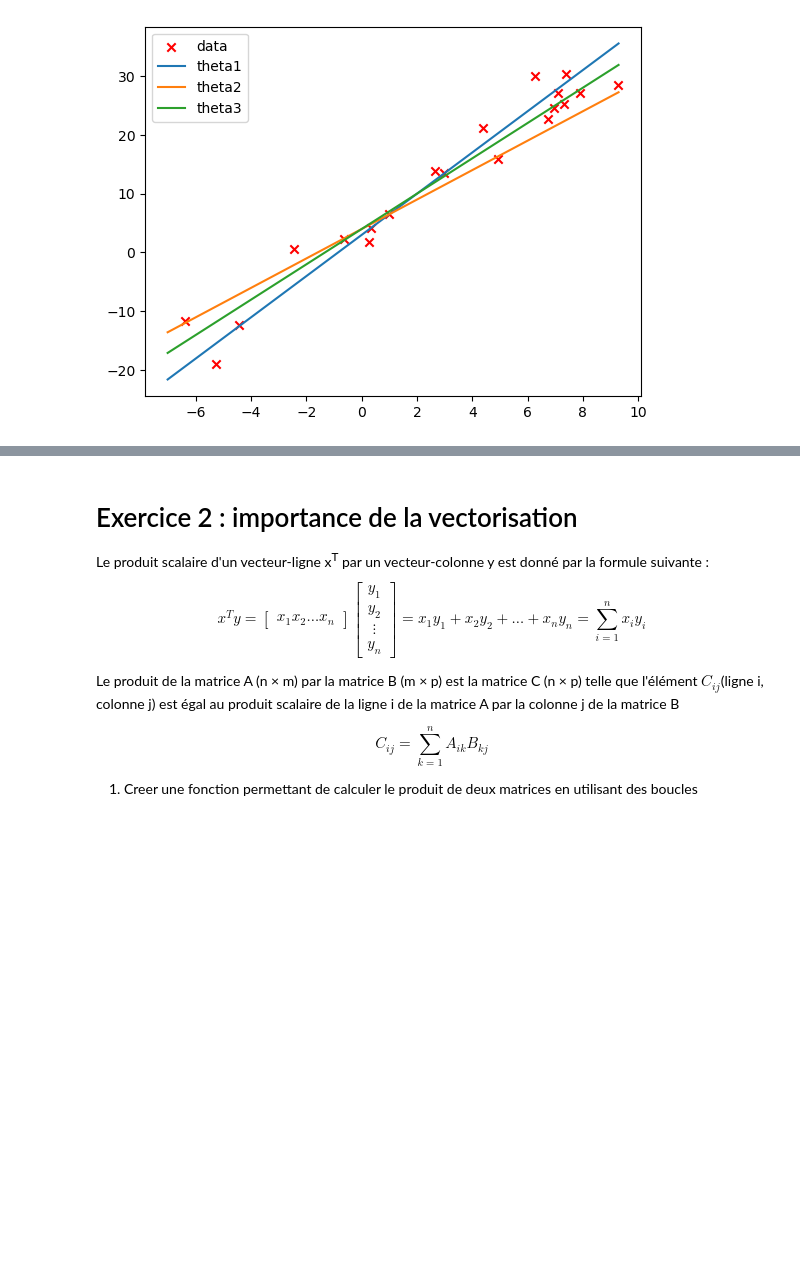
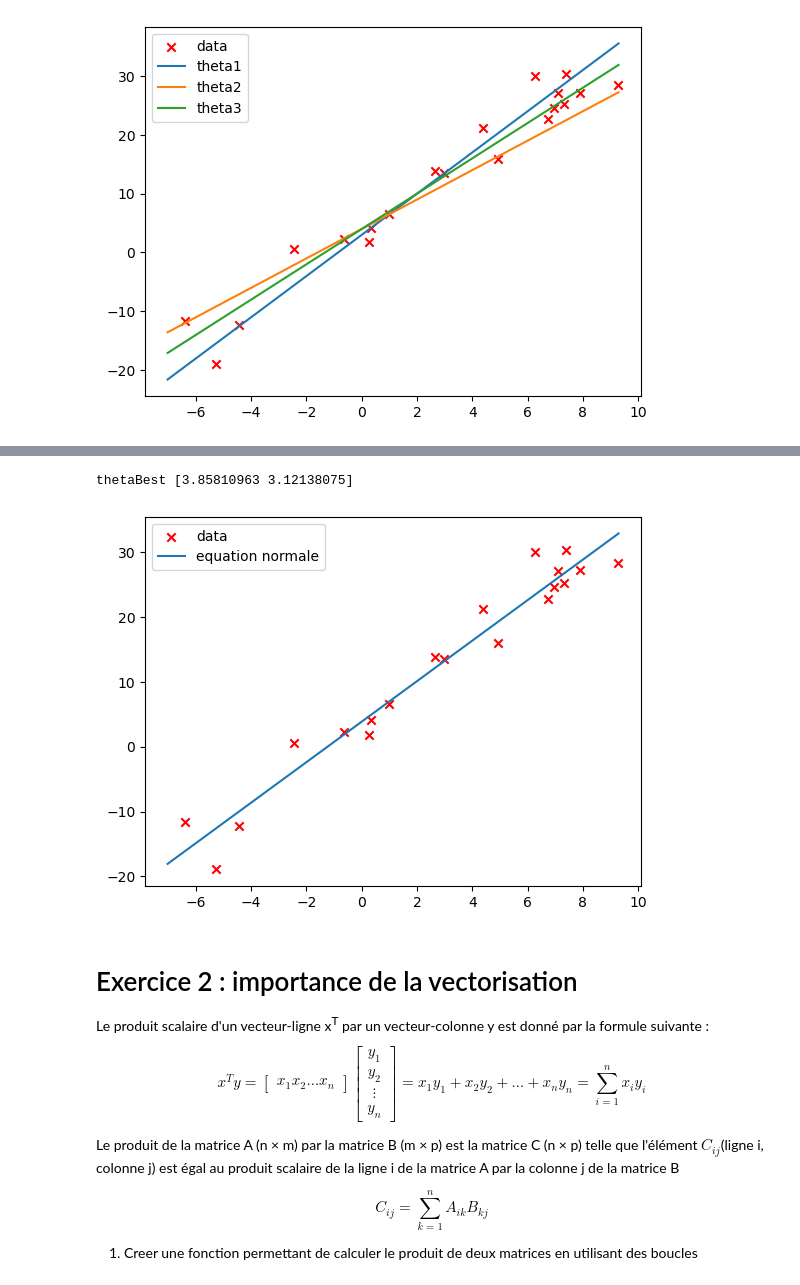
Before and after one commit to mama062/lab_ml_1, a Jupyter notebook: machine_learning_labs1.ipynb, the cells around one changed output, grey strips where cells are left out. Cells and saved outputs as stored; diff of their text form; code cells hidden in the pictures; blank space fills up the shorter version.

```diff
--- a/machine_learning_labs1.ipynb
+++ b/machine_learning_labs1.ipynb
@@ -215,18 +215,22 @@ le resultat resultat ressemblera a la figure suivante
 # %%
 # Calcul de theta chapeau thetaBest
 # vous pouvez utiliser les fonction numpy suivantes np.linalg.inv
 # X.T pour calculer le transposé d'une matrice X
 # X.dot(Y) pour calculer le produit de deux matrices
 
-#thetaBest=calcule thetaBest
-#print("thetaBest",thetaBest)
+thetaBest=np.linalg.inv(X.T @ X) @ X.T @ Y #calcule thetaBest
+print("thetaBest",thetaBest)
 
 #placement des points x_i, yi
-#plt.scatter(x, Y, marker='x', color='r', label='Y')
+plt.scatter(x, Y, marker='x', color='r', label='data')
 
 #tracer les predictions des points x sur [xMin, xMax]
-#plt.plot(.....)
+plt.plot(xx,(thetaBest[0] + thetaBest[1] *xx),label="equation normale")
+plt.legend()
 plt.show()
+# %% [output]
+thetaBest [3.85810963 3.12138075]
+[figure, added]
 # %% [markdown]
 <h1>Exercice 2 : importance de la vectorisation</h1>
 
```
